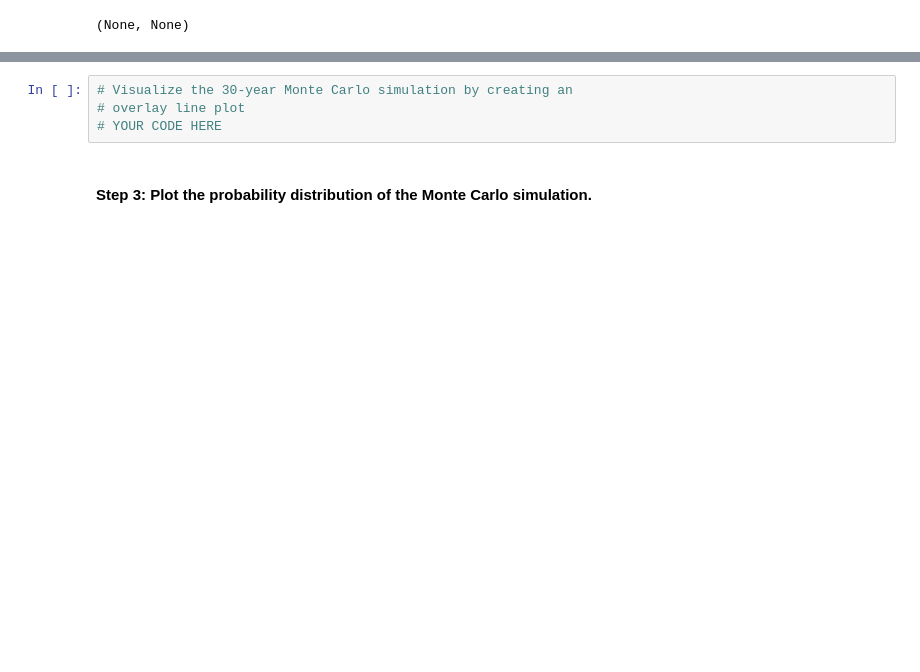
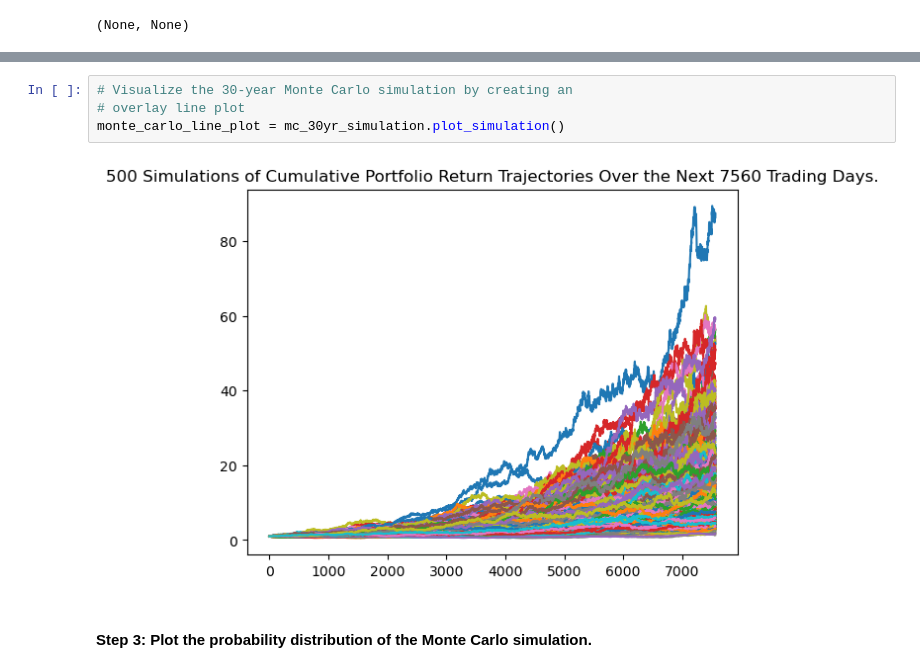
Before and after one commit to cannabbeers/05_financial_planner_prototype, a Jupyter notebook: financial_planning_tools.ipynb, the cells around one changed output, grey strips where cells are left out. Saved outputs shown, nothing was run; the diff lists cells and outputs as text; blank space fills up the shorter version.

```diff
--- a/financial_planning_tools.ipynb
+++ b/financial_planning_tools.ipynb
@@ -656,7 +687,9 @@ display(mc_30yr_simulation.portfolio_data.head()), display(mc_30yr_simulation.po
 # %%
 # Visualize the 30-year Monte Carlo simulation by creating an
 # overlay line plot
-# YOUR CODE HERE
+monte_carlo_line_plot = mc_30yr_simulation.plot_simulation()
+# %% [output]
+[figure, added]
 # %% [markdown]
 #### Step 3: Plot the probability distribution of the Monte Carlo simulation.
 # %%
```
Also changed, not shown: parts of 15 cells of this notebook.
